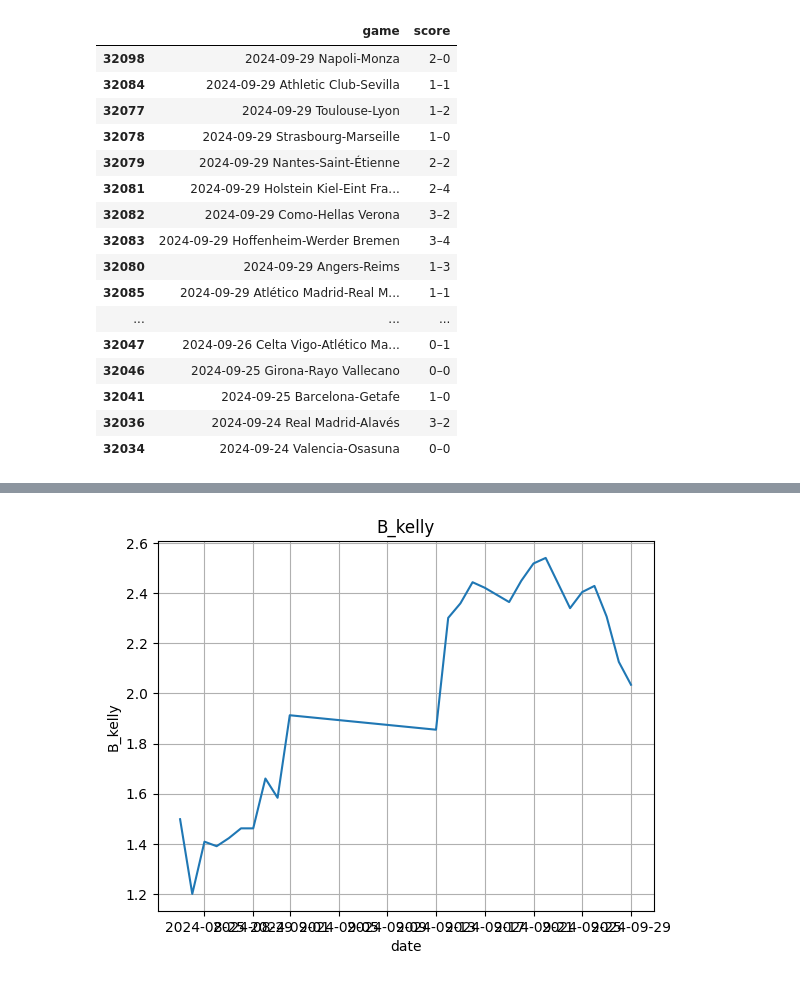
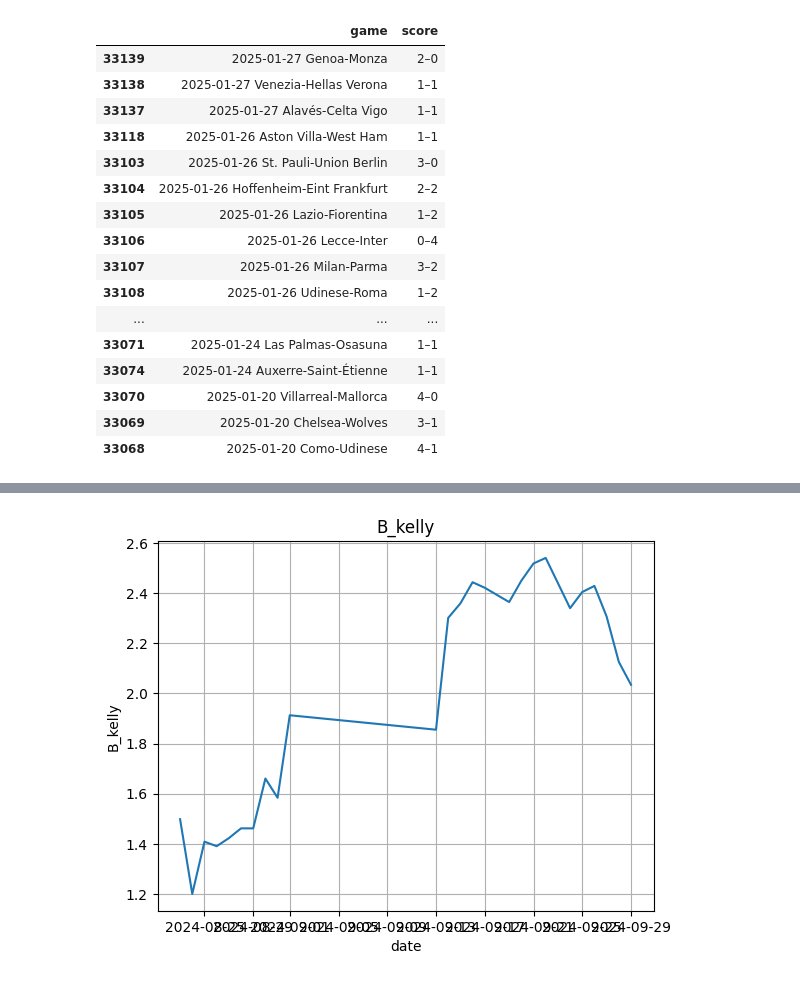
Before and after one commit to JulienDelavande/SoccerBetMLOptimizer, a Jupyter notebook: notebooks/optimisation/online_testing_jd_240930.ipynb, the cells around one changed output, grey strips where cells are left out. Saved outputs shown, nothing was run; the diff lists cells and outputs as text; code cells hidden in the pictures.

```diff
--- a/notebooks/optimisation/online_testing_jd_240930.ipynb
+++ b/notebooks/optimisation/online_testing_jd_240930.ipynb
@@ -252,24 +305,24 @@ df_all[['game', 'FTR']]
 # %%
-date_stop = datetime.datetime(2024, 10, 2)
+date_stop = datetime.datetime(2025, 1, 31)
 df_all[df_all['date'] < date_stop].sort_values('date', ascending=False)[['game', 'score']].head(50)
 # %% [output]
 |  | game | score |
-| 32098 | 2024-09-29 Napoli-Monza | 2–0 |
-| 32084 | 2024-09-29 Athletic Club-Sevilla | 1–1 |
-| 32077 | 2024-09-29 Toulouse-Lyon | 1–2 |
-| 32078 | 2024-09-29 Strasbourg-Marseille | 1–0 |
-| 32079 | 2024-09-29 Nantes-Saint-Étienne | 2–2 |
-| 32081 | 2024-09-29 Holstein Kiel-Eint Fra... | 2–4 |
-| 32082 | 2024-09-29 Como-Hellas Verona | 3–2 |
-| 32083 | 2024-09-29 Hoffenheim-Werder Bremen | 3–4 |
-| 32080 | 2024-09-29 Angers-Reims | 1–3 |
-| 32085 | 2024-09-29 Atlético Madrid-Real M... | 1–1 |
+| 33139 | 2025-01-27 Genoa-Monza | 2–0 |
+| 33138 | 2025-01-27 Venezia-Hellas Verona | 1–1 |
+| 33137 | 2025-01-27 Alavés-Celta Vigo | 1–1 |
+| 33118 | 2025-01-26 Aston Villa-West Ham | 1–1 |
+| 33103 | 2025-01-26 St. Pauli-Union Berlin | 3–0 |
+| 33104 | 2025-01-26 Hoffenheim-Eint Frankfurt | 2–2 |
+| 33105 | 2025-01-26 Lazio-Fiorentina | 1–2 |
+| 33106 | 2025-01-26 Lecce-Inter | 0–4 |
+| 33107 | 2025-01-26 Milan-Parma | 3–2 |
+| 33108 | 2025-01-26 Udinese-Roma | 1–2 |
 | ... | ... | ... |
-| 32047 | 2024-09-26 Celta Vigo-Atlético Ma... | 0–1 |
-| 32046 | 2024-09-25 Girona-Rayo Vallecano | 0–0 |
-| 32041 | 2024-09-25 Barcelona-Getafe | 1–0 |
-| 32036 | 2024-09-24 Real Madrid-Alavés | 3–2 |
-| 32034 | 2024-09-24 Valencia-Osasuna | 0–0 |
+| 33071 | 2025-01-24 Las Palmas-Osasuna | 1–1 |
+| 33074 | 2025-01-24 Auxerre-Saint-Étienne | 1–1 |
+| 33070 | 2025-01-20 Villarreal-Mallorca | 4–0 |
+| 33069 | 2025-01-20 Chelsea-Wolves | 3–1 |
+| 33068 | 2025-01-20 Como-Udinese | 4–1 |
 # %%
 def compute_prob(df_all, date_stop_train):
     #date_stop_train = datetime.datetime(2015, 1, 1)
```
Also changed, not shown: parts of 27 cells of this notebook, 5 other files.
